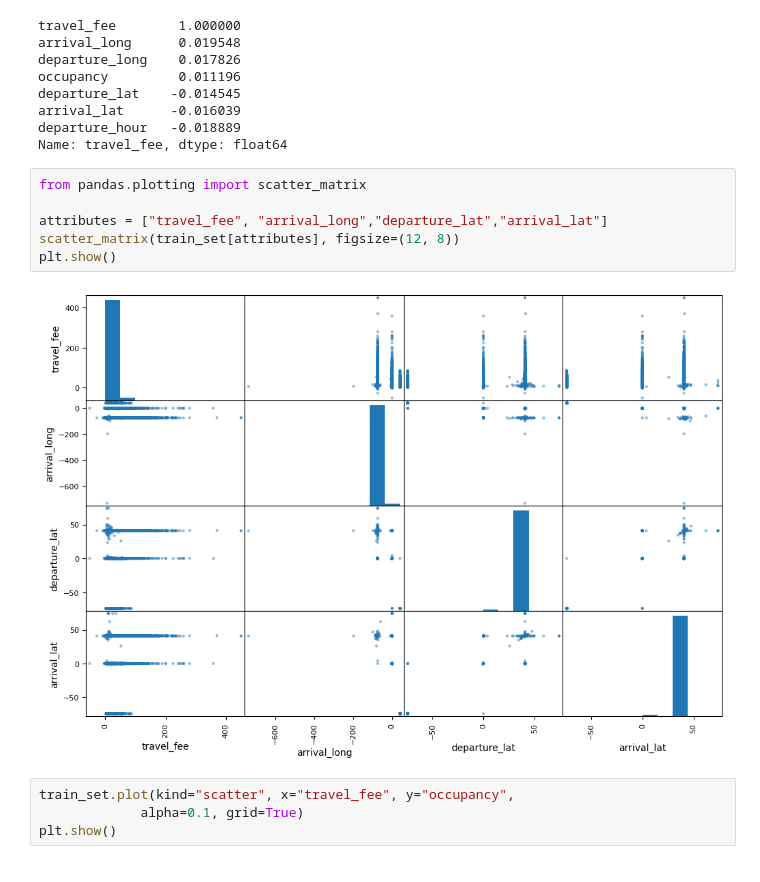
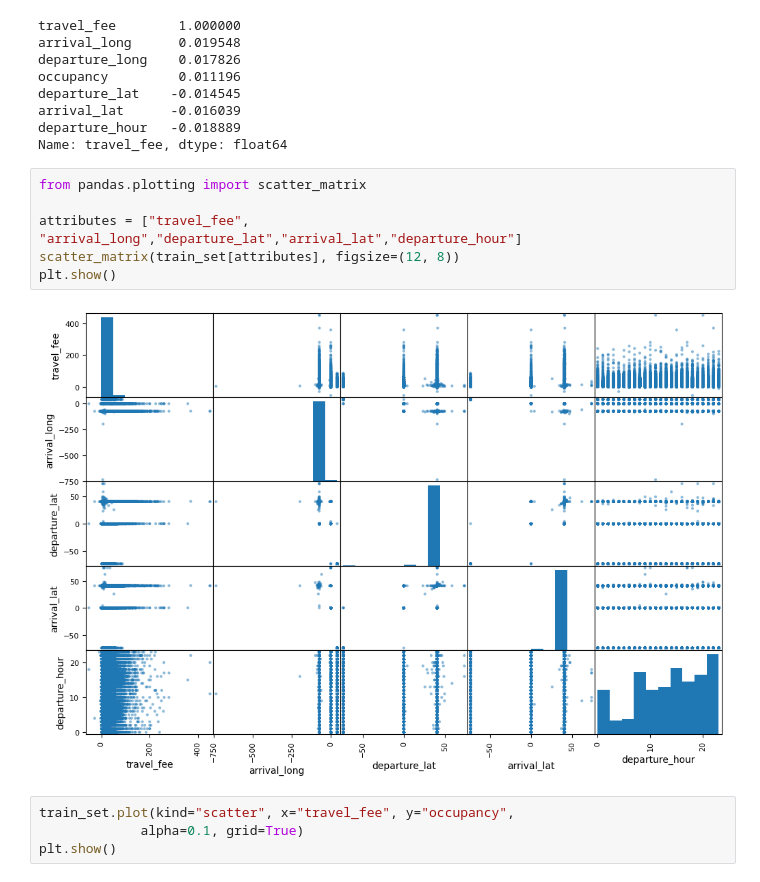
Before and after one commit to EricChan12311/DMA, a Jupyter notebook: DataMining.ipynb, the cells around one changed output. Drawn from its saved outputs; the diff is of its cells as text.

```diff
--- a/DataMining.ipynb
+++ b/DataMining.ipynb
@@ -96,11 +96,11 @@ Name: travel_fee, dtype: float64
 # %%
 from pandas.plotting import scatter_matrix
 
-attributes = ["travel_fee", "arrival_long","departure_lat","arrival_lat"]
+attributes = ["travel_fee", "arrival_long","departure_lat","arrival_lat","departure_hour"]
 scatter_matrix(train_set[attributes], figsize=(12, 8))
 plt.show()
 # %% [output]
-[figure, old version]
+[figure, new version]
 # %%
 train_set.plot(kind="scatter", x="travel_fee", y="occupancy",
              alpha=0.1, grid=True)
```
Also changed, not shown: parts of 1 cell of this notebook.
